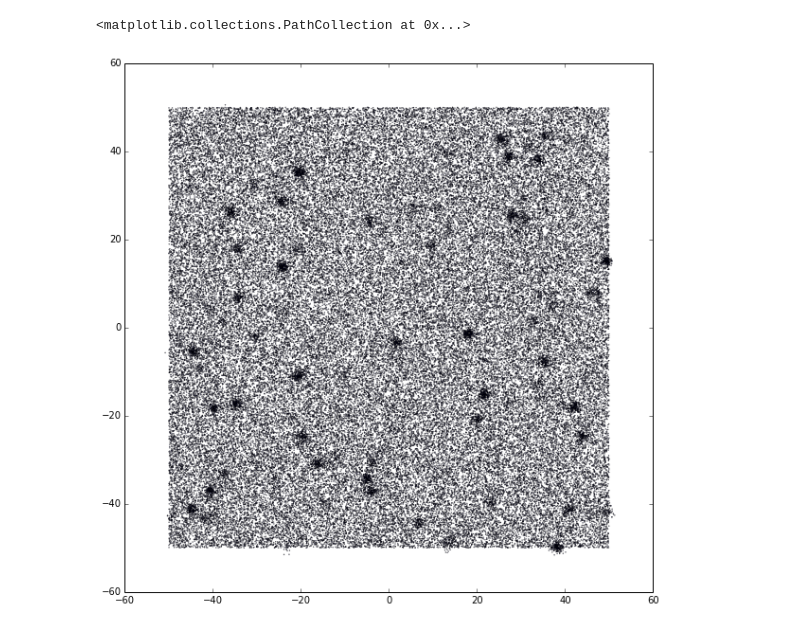
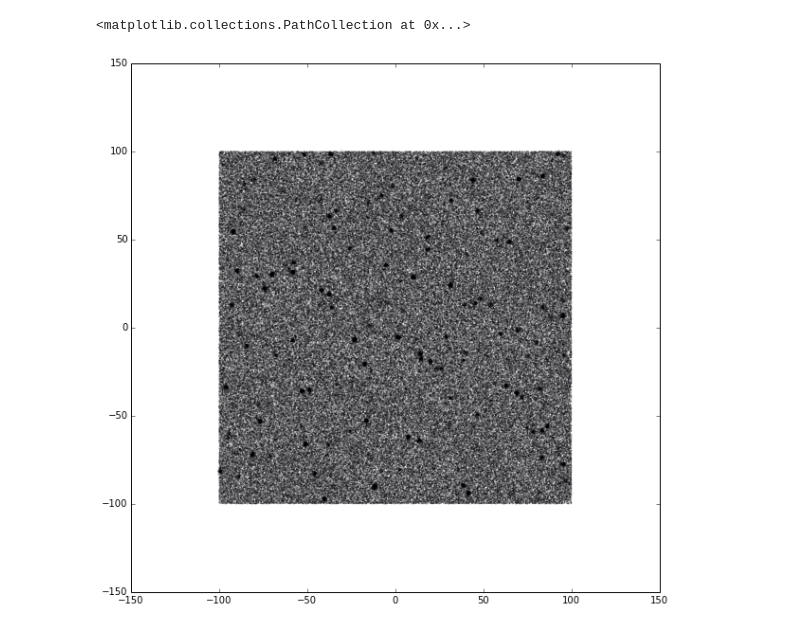
Before and after one commit to erccarls/time_var, a Jupyter notebook: Time_Var_DBSCAN/BDT.ipynb, the cells around one changed output. Drawn from its saved outputs; the diff is of its cells as text; code cells hidden in the pictures.

```diff
--- a/Time_Var_DBSCAN/BDT.ipynb
+++ b/Time_Var_DBSCAN/BDT.ipynb
@@ -9,12 +9,12 @@ import cPickle as pickle, numpy as np, matplotlib.pyplot as plt
 import psf# Module for gaussian PSF convolution
 
 # Universal Simulation Parameters
-sizeX,sizeY,sizeT = 100.,100.,24. # Define box size
+sizeX,sizeY,sizeT = 200.,200.,24. # Define box size
 dens = 10 #dens/sq deg
 N_bg = dens*sizeX*sizeY # Number of background events to be distributed randomly
 r_68 = 1.0 # Spatial PSF size in degrees
 numProcs = 12 # How many CPU to use
-numSources = 200
+numSources = 400
 
 def AddRandomPointSource(X,Y,T):
     # Pick random centroid
@@ -42,35 +42,35 @@ def AddRandomPointSource(X,Y,T):
     T = np.append(T,t)
 
     return X,Y,T,(cx,cy,ct,N_sig_on,t_burst)
 
 
 # Define a function to run the simulation given a set of input parameters
 # Optimized via numpy's vector routines
 def RunSim(numSources=25):
     # Generate the signal
     #f = open("src.txt",'wb')
     src = []
     X,Y,T = [],[],[]
     for i in range(numSources):
         ret = AddRandomPointSource(X,Y,T)
         X,Y,T,src2 = ret
         src.append(src2)
     #f.close()
 
     # Generate the background photons-Don't shift these by the PSF
     X = np.append(X,(np.random.ranf(N_bg)-.5)*sizeX)
     Y = np.append(Y,(np.random.ranf(N_bg)-.5)*sizeY)
     T = np.append(T,(np.random.ranf(N_bg)-.5)*sizeT)
     return X,Y,T,src
 # Run a simulation with 500 photons distributed
 X,Y,T,src = RunSim(numSources=numSources)
 
 plt.figure(0,figsize=(10,10))
-plt.scatter(X,Y,s=.1)
+plt.scatter(X,Y,s=.01)
 #plt.show()
 # %% [output]
 <matplotlib.collections.PathCollection at 0x...>
-[figure, old version]
+[figure, new version]
 # %%
 
 import MCSTATS
```
Also changed, not shown: parts of 5 cells of this notebook, 4 other files.
